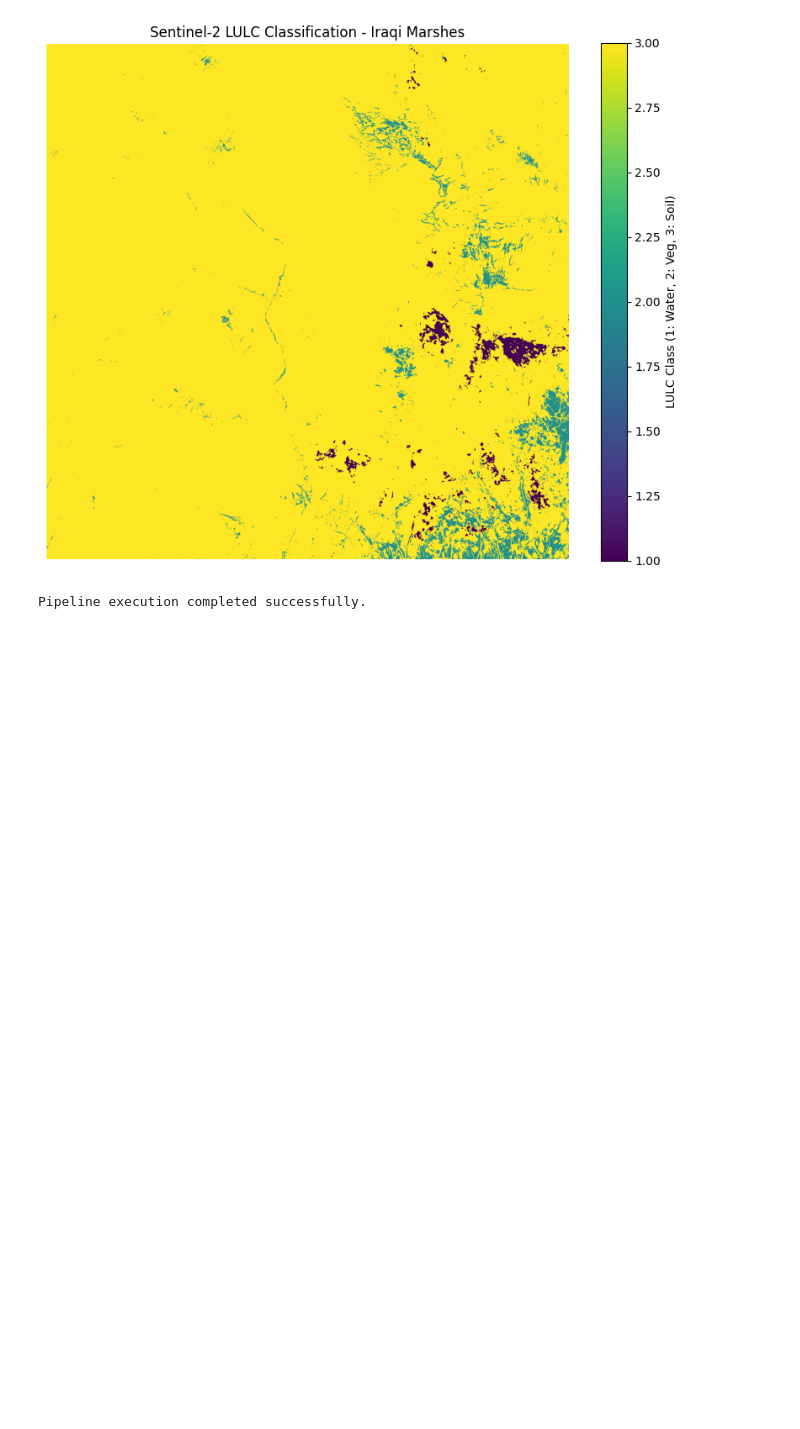
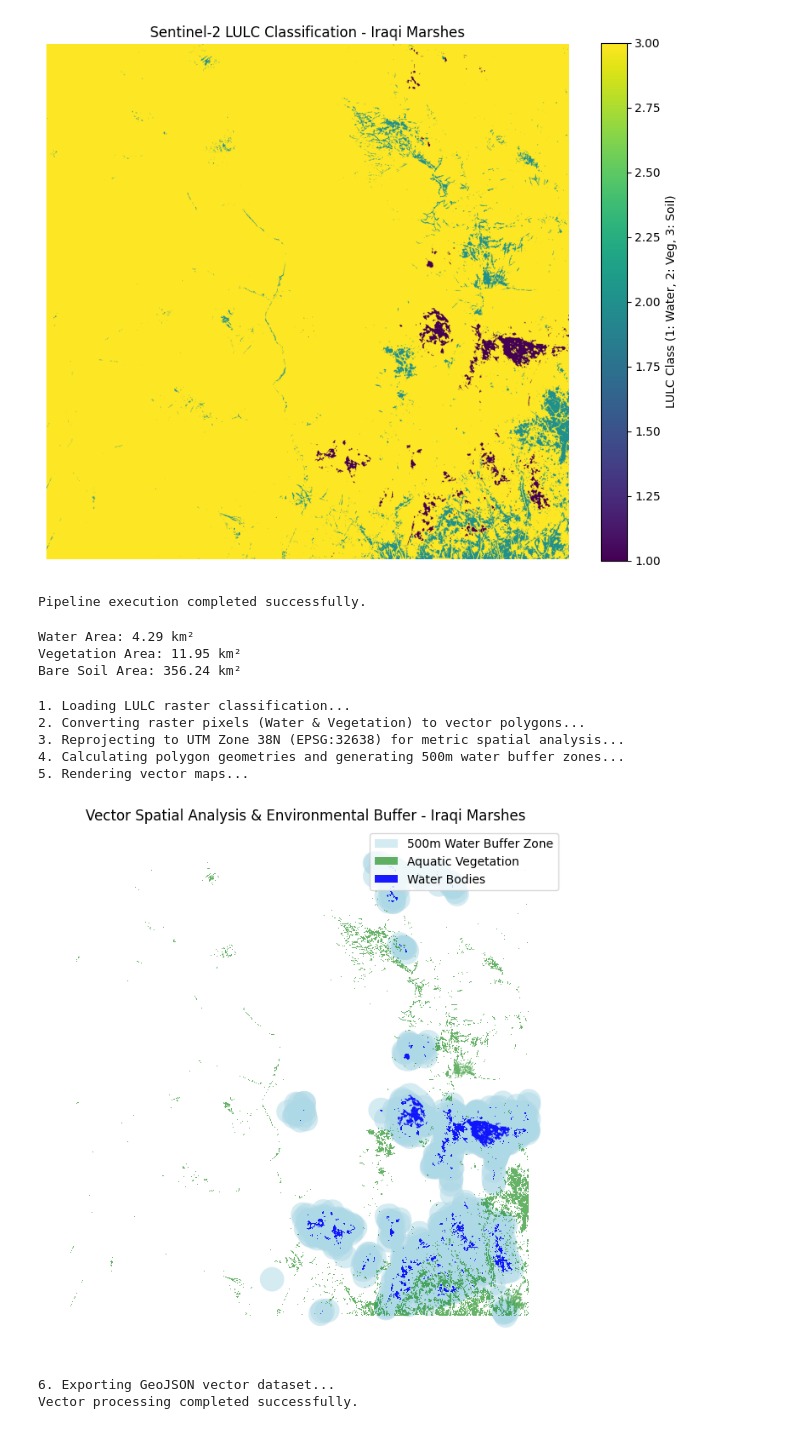
Before and after one commit to noorhantaie94/sentinel2-wetland-pipeline, a Jupyter notebook: 02_sentinel2_wetland_pipeline_py.ipynb, the cells around one changed output. Cells and saved outputs as stored; diff of their text form; code cells hidden in the pictures; blank space fills up the shorter version.

```diff
--- a/02_sentinel2_wetland_pipeline_py.ipynb
+++ b/02_sentinel2_wetland_pipeline_py.ipynb
@@ -153,3 +153,80 @@ Found 26 scene(s). Selecting item: S2A_T38RPV_20240926T073954_L2A
 6. Exporting GeoTIFF and displaying results...
 [figure]
 Pipeline execution completed successfully.
+# %%
+# Calculate pixel resolution in square meters (Sentinel-2 resolution is 10m x 10m = 100 m2)
+pixel_area_sq_m = 10 * 10
+sq_m_to_sq_km = 1e-6
+
+water_pixels = np.sum(classified_2d == 1)
+veg_pixels = np.sum(classified_2d == 2)
+soil_pixels = np.sum(classified_2d == 3)
+
+water_area_km2 = water_pixels * pixel_area_sq_m * sq_m_to_sq_km
+veg_area_km2 = veg_pixels * pixel_area_sq_m * sq_m_to_sq_km
+soil_area_km2 = soil_pixels * pixel_area_sq_m * sq_m_to_sq_km
+
+print(f"Water Area: {water_area_km2:.2f} km²")
+print(f"Vegetation Area: {veg_area_km2:.2f} km²")
+print(f"Bare Soil Area: {soil_area_km2:.2f} km²")
+# %% [output]
+Water Area: 4.29 km²
+Vegetation Area: 11.95 km²
+Bare Soil Area: 356.24 km²
+# %%
+import geopandas as gpd
+import numpy as np
+import rasterio
+from rasterio.features import shapes
+import matplotlib.pyplot as plt
+
+print("1. Loading LULC raster classification...")
+with rasterio.open('marsh_lulc_classification.tif') as src:
+    image = src.read(1)
+    crs = src.crs
+    transform = src.transform
+
+print("2. Converting raster pixels (Water & Vegetation) to vector polygons...")
+mask = (image == 1) | (image == 2)
+results = (
+    {'properties': {'class_id': int(v)}, 'geometry': s}
+    for i, (s, v) in enumerate(shapes(image, mask=mask, transform=transform))
+)
+
+gdf = gpd.GeoDataFrame.from_features(list(results), crs=crs)
+gdf['class_name'] = gdf['class_id'].map({1: 'Water', 2: 'Vegetation'})
+
+print("3. Reprojecting to UTM Zone 38N (EPSG:32638) for metric spatial analysis...")
+gdf_utm = gdf.to_crs(epsg=32638)
+
+print("4. Calculating polygon geometries and generating 500m water buffer zones...")
+water_gdf = gdf_utm[gdf_utm['class_id'] == 1].copy()
+veg_gdf = gdf_utm[gdf_utm['class_id'] == 2].copy()
+
+buffer_gdf = water_gdf.copy()
+buffer_gdf['geometry'] = water_gdf.geometry.buffer(500)
+
+print("5. Rendering vector maps...")
+fig, ax = plt.subplots(figsize=(10, 8))
+
+buffer_gdf.plot(ax=ax, color='lightblue', alpha=0.5, label='500m Water Buffer Zone')
+veg_gdf.plot(ax=ax, color='green', alpha=0.6, label='Aquatic Vegetation')
+water_gdf.plot(ax=ax, color='blue', alpha=0.9, label='Water Bodies')
+
+plt.title('Vector Spatial Analysis & Environmental Buffer - Iraqi Marshes')
+plt.axis('off')
+plt.legend(loc='upper right')
+plt.show()
+
+print("6. Exporting GeoJSON vector dataset...")
+gdf_utm.to_file('marsh_vector_layers.geojson', driver='GeoJSON')
+print("Vector processing completed successfully.")
+# %% [output]
+1. Loading LULC raster classification...
+2. Converting raster pixels (Water & Vegetation) to vector polygons...
+3. Reprojecting to UTM Zone 38N (EPSG:32638) for metric spatial analysis...
+4. Calculating polygon geometries and generating 500m water buffer zones...
+5. Rendering vector maps...
+[figure, added]
+6. Exporting GeoJSON vector dataset...
+Vector processing completed successfully.
```
